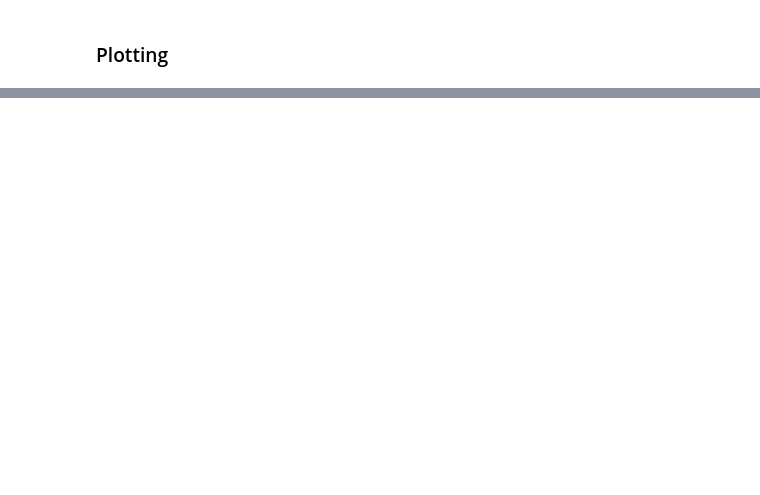
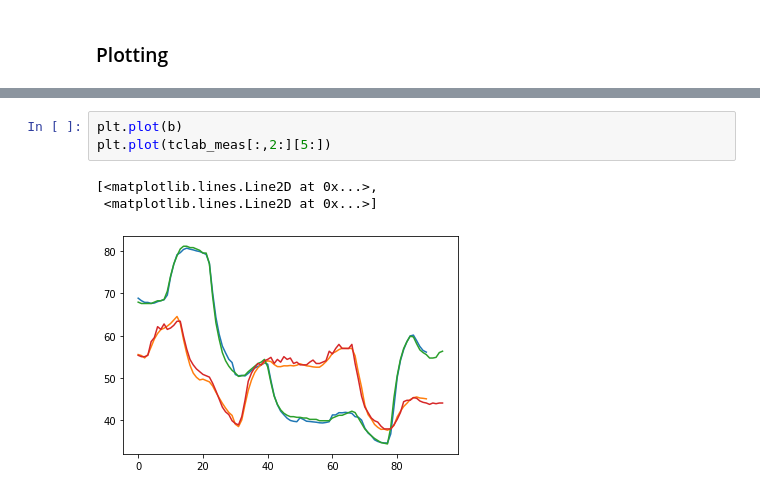
Before and after one commit to BYU-PRISM/Transformer_MPC, a Jupyter notebook: 02_Surrogate/TCLab/01_2_Down Sampling + Transformer_Training_FOPDT_Multistep_prediction.ipynb, the cells around one changed output, grey strips where cells are left out. Cells and saved outputs as stored; diff of their text form; blank space fills up the shorter version.

```diff
--- a/02_Surrogate/TCLab/01_2_Down Sampling + Transformer_Training_FOPDT_Multistep_prediction.ipynb
+++ b/02_Surrogate/TCLab/01_2_Down Sampling + Transformer_Training_FOPDT_Multistep_prediction.ipynb
@@ -652,0 +712,7 @@ plt.legend()
+# %%
+plt.plot(b)
+plt.plot(tclab_meas[:,2:][5:])
+# %% [output]
+[<matplotlib.lines.Line2D at 0x...>,
+ <matplotlib.lines.Line2D at 0x...>]
+[figure, added]
```
Also changed, not shown: parts of 13 cells of this notebook, 1 other file.
